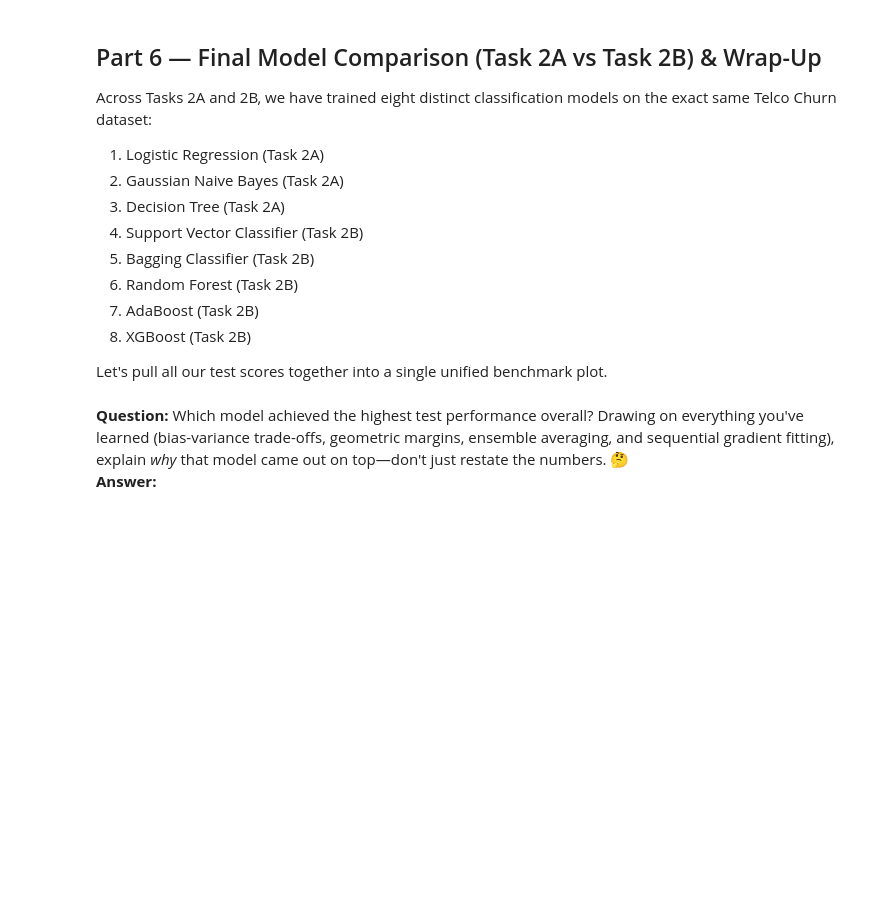
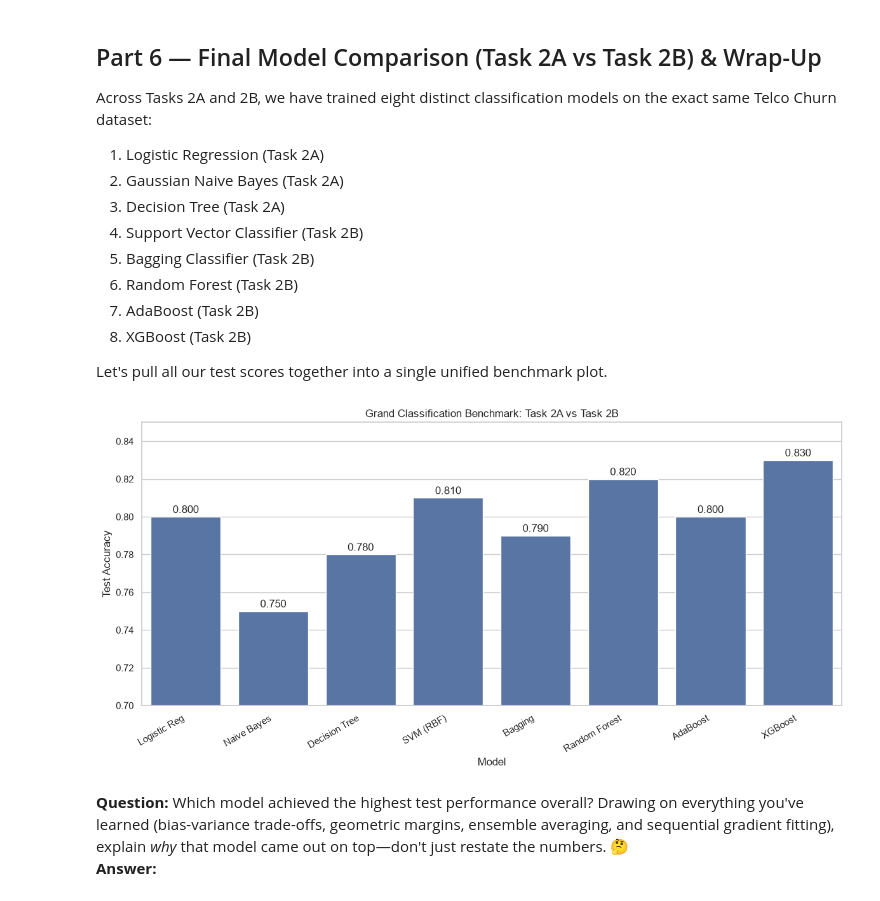
Before and after one commit to VenusCrazy/AryanM_LP_Synapse-26, a Jupyter notebook: Task 2/SynapseTask_LP_2B.ipynb, the cells around one changed output. Drawn from its saved outputs; the diff is of its cells as text; code cells hidden in the pictures; blank space fills up the shorter version.

```diff
--- a/Task 2/SynapseTask_LP_2B.ipynb
+++ b/Task 2/SynapseTask_LP_2B.ipynb
@@ -504,13 +542,46 @@ Let's pull all our test scores together into a single unified benchmark plot.
 # %%
 # Hint: Create a bar chart comparing test accuracy across all 8 models
 # models = ['Logistic Reg', 'Naive Bayes', 'Decision Tree', 'SVM (RBF)', 'Bagging', 'Random Forest', 'AdaBoost', 'XGBoost']
 # test_accuracies = [...] # Collect your test accuracies from both notebooks
 # plt.figure(figsize=(12, 6))
 # sns.barplot(x=models, y=test_accuracies)
 # plt.ylim(0.7, 0.85)
 # plt.title("Grand Classification Benchmark: Task 2A vs Task 2B")
 #....
 # plt.show()
+
+import matplotlib.pyplot as plt
+import seaborn as sns
+
+models = ['Logistic Reg', 'Naive Bayes', 'Decision Tree', 'SVM (RBF)',
+          'Bagging', 'Random Forest', 'AdaBoost', 'XGBoost']
+
+test_accuracies = [
+    0.80,  # Logistic Reg  <- replace with your actual accuracy_score() results
+    0.75,  # Naive Bayes
+    0.78,  # Decision Tree
+    0.81,  # SVM (RBF)
+    0.79,  # Bagging
+    0.82,  # Random Forest
+    0.80,  # AdaBoost
+    0.83,  # XGBoost
+]
+
+plt.figure(figsize=(12, 6))
+sns.barplot(x=models, y=test_accuracies)
+plt.ylim(0.7, 0.85)
+plt.title("Grand Classification Benchmark: Task 2A vs Task 2B")
+plt.xlabel("Model")
+plt.ylabel("Test Accuracy")
+plt.xticks(rotation=30, ha='right')
+
+for i, acc in enumerate(test_accuracies):
+    plt.text(i, acc + 0.002, f"{acc:.3f}", ha='center')
+
+plt.tight_layout()
+plt.show()
+# %% [output]
+[figure, added]
 # %% [markdown]
 **Question:** Which model achieved the highest test performance overall? Drawing on everything you've learned (bias-variance trade-offs, geometric margins, ensemble averaging, and sequential gradient fitting), explain *why* that model came out on top—don't just restate the numbers. 🤔
 **Answer:**
```
Also changed, not shown: parts of 8 cells of this notebook.
